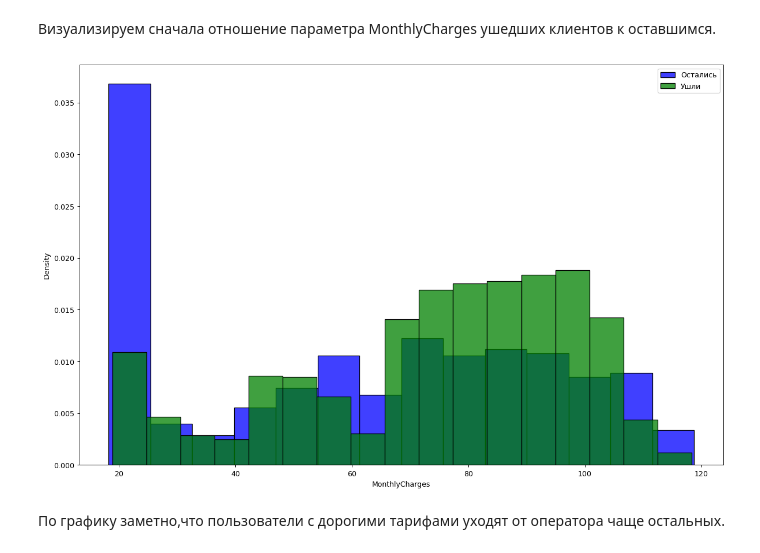
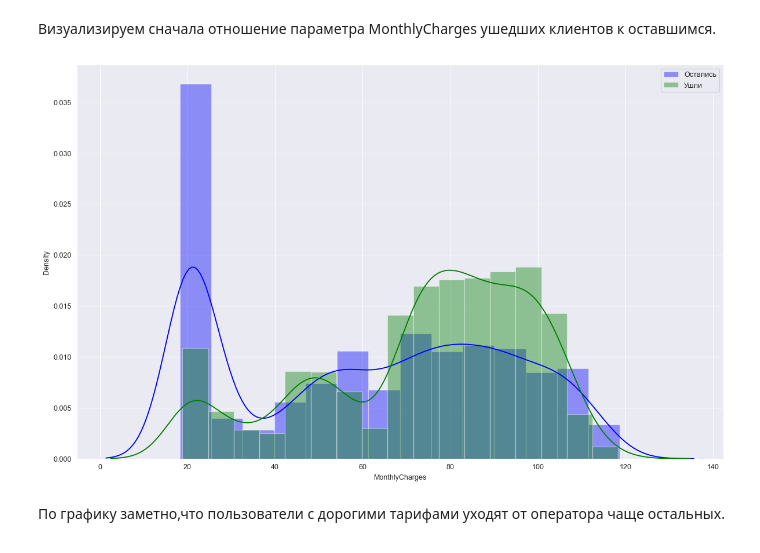
Before and after one commit to KABA4EEGGG/Customer-churn-analysis, a Jupyter notebook: project.ipynb, the cells around one changed output. Saved outputs shown, nothing was run; the diff lists cells and outputs as text; code cells hidden in the pictures.

Commit message:
new visual and description

```diff
--- a/project.ipynb
+++ b/project.ipynb
@@ -195,3 +230,6 @@ memory usage: 1.2+ MB
+# %%
+df.loc[df["SeniorCitizen"] == 0, "SeniorCitizen"] = "No"
+df.loc[df["SeniorCitizen"] == 1, "SeniorCitizen"] = "Yes"
 # %% [markdown]
 Заполним пропуски "No", потому что они обусловлены  объедением наборов данных по разным услугам.
 # %%
@@ -258,13 +276,13 @@ Name: exit, dtype: int64
 # %%
 plt.figure(figsize=(16,10), dpi=90)
 
-sns.histplot(clientsStay["MonthlyCharges"], color="blue", label="Остались", stat="density")
-sns.histplot(clientsLeft["MonthlyCharges"], color="green", label="Ушли", stat="density")
+sns.distplot(clientsStay["MonthlyCharges"], color="blue", label="Остались")
+sns.distplot(clientsLeft["MonthlyCharges"], color="green", label="Ушли")
 
 plt.legend()
 plt.show()
 # %% [output]
-[figure, old version]
+[figure, new version]
 # %% [markdown]
 По графику заметно,что пользователи с дорогими тарифами уходят от оператора чаще остальных.
 # %% [markdown]
```
Also changed, not shown: parts of 26 cells of this notebook.
